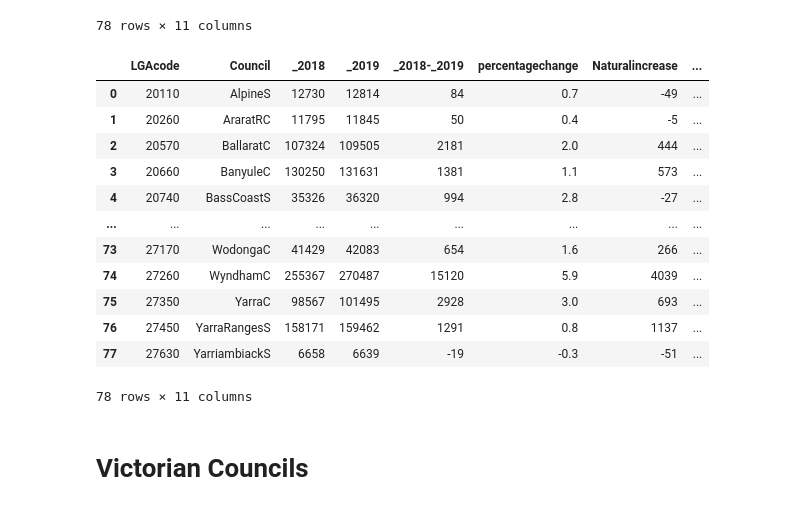
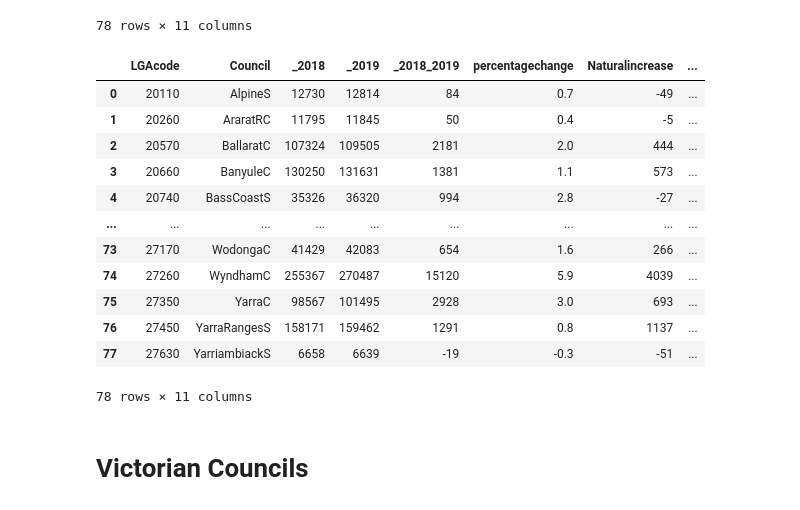
Before and after one commit to skumble27/ETL-Project, a Jupyter notebook: Sumukh/datacleaning copy 4.ipynb, the cells around one changed output. Drawn from its saved outputs; the diff is of its cells as text; code cells hidden in the pictures.

```diff
--- a/Sumukh/datacleaning copy 4.ipynb
+++ b/Sumukh/datacleaning copy 4.ipynb
@@ -157,10 +157,10 @@ victorial_population_1
 78 rows × 11 columns
 # %%
 # Further Renaming of Columns for querying the SQLDatabase
-victorial_population_2 = victorial_population_1.rename(columns={'2018':'_2018','2019':'_2019','2018-2019':'_2018_2019'})
+victorial_population_2 = victorial_population_1.rename(columns={'2018':'_2018','2019':'_2019','2018-2019':'_2018_2019','Areakm^2':'Areasqkm'})
 victorial_population_2
 # %% [output]
-|  | LGAcode | Council | _2018 | _2019 | _2018-_2019 | percentagechange | Naturalincrease | ... |
+|  | LGAcode | Council | _2018 | _2019 | _2018_2019 | percentagechange | Naturalincrease | ... |
 | 0 | 20110 | AlpineS | 12730 | 12814 | 84 | 0.7 | -49 | ... |
 | 1 | 20260 | AraratRC | 11795 | 11845 | 50 | 0.4 | -5 | ... |
 | 2 | 20570 | BallaratC | 107324 | 109505 | 2181 | 2.0 | 444 | ... |
```
Also changed, not shown: parts of 6 cells of this notebook, 1 other file.
